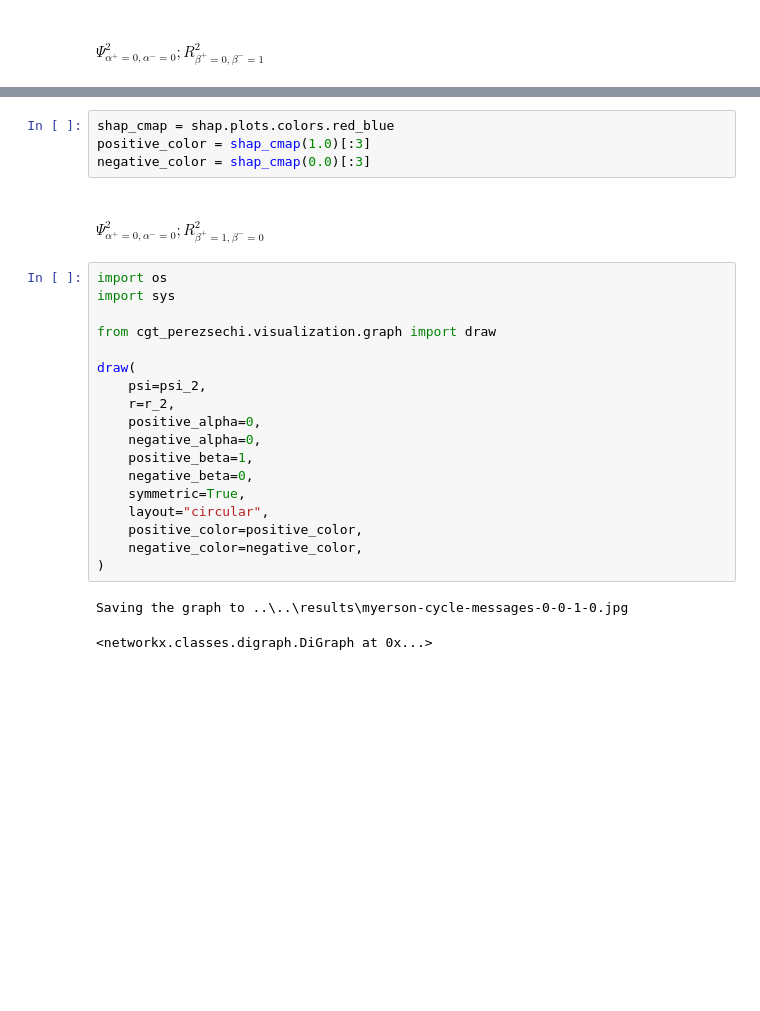
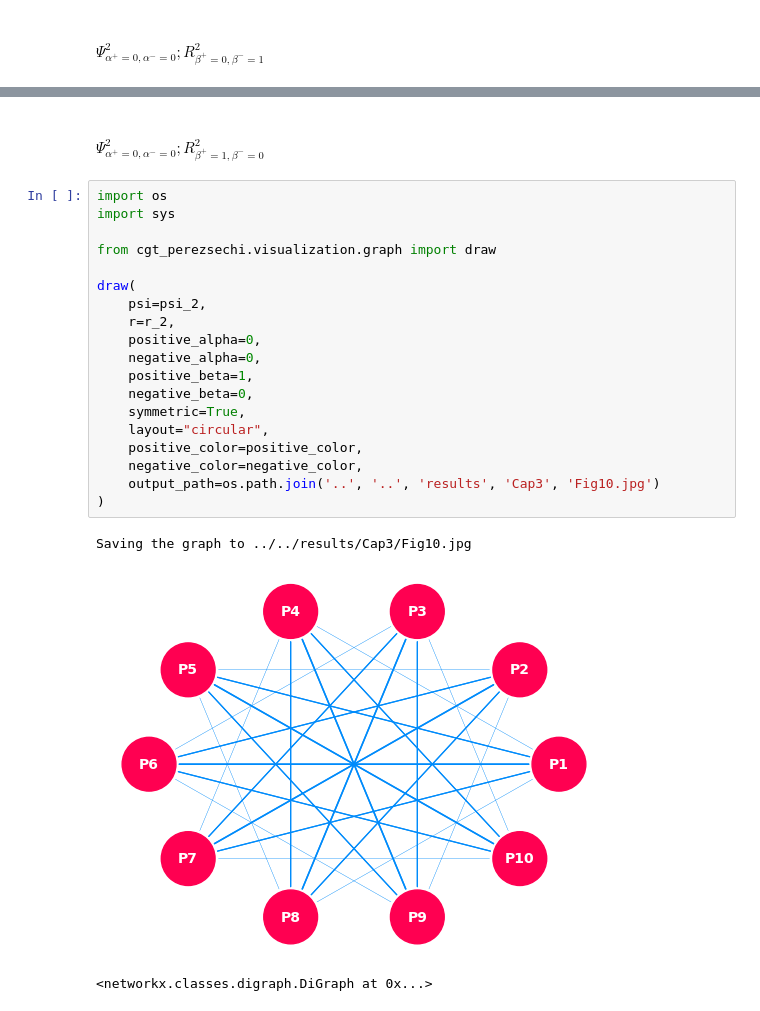
Before and after one commit to perez-sechi/thesis-python, a Jupyter notebook: run/Cap3/myerson-messages-cycle.ipynb, the cells around one changed output, grey strips where cells are left out. Cells and saved outputs as stored; diff of their text form; blank space fills up the shorter version.

```diff
--- a/run/Cap3/myerson-messages-cycle.ipynb
+++ b/run/Cap3/myerson-messages-cycle.ipynb
@@ -227,28 +234,26 @@ Saving the graph to ..\..\results\myerson-cycle-messages-0-0-0-1.jpg
 <networkx.classes.digraph.DiGraph at 0x...>
-# %%
-shap_cmap = shap.plots.colors.red_blue
-positive_color = shap_cmap(1.0)[:3]
-negative_color = shap_cmap(0.0)[:3]
 # %% [markdown]
 ####  $\Psi_{\alpha^{+} = 0, \alpha^{-} = 0}^{2}; R_{\beta^{+} = 1, \beta^{-} = 0}^{2}$
 # %%
 import os
 import sys
 
 from cgt_perezsechi.visualization.graph import draw
 
 draw(
     psi=psi_2,
     r=r_2,
     positive_alpha=0,
     negative_alpha=0,
     positive_beta=1,
     negative_beta=0,
     symmetric=True,
     layout="circular",
     positive_color=positive_color,
     negative_color=negative_color,
+    output_path=os.path.join('..', '..', 'results', 'Cap3', 'Fig10.jpg')
 )
 # %% [output]
-Saving the graph to ..\..\results\myerson-cycle-messages-0-0-1-0.jpg
+Saving the graph to ../../results/Cap3/Fig10.jpg
+[figure, added]
 <networkx.classes.digraph.DiGraph at 0x...>
```
Also changed, not shown: parts of 3 cells of this notebook, 24 other files.
